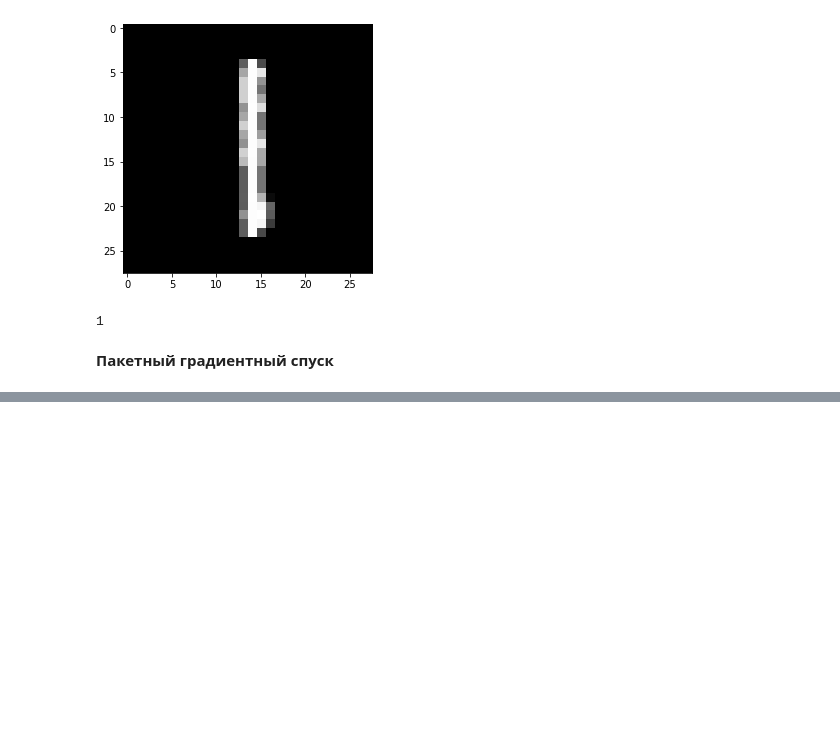
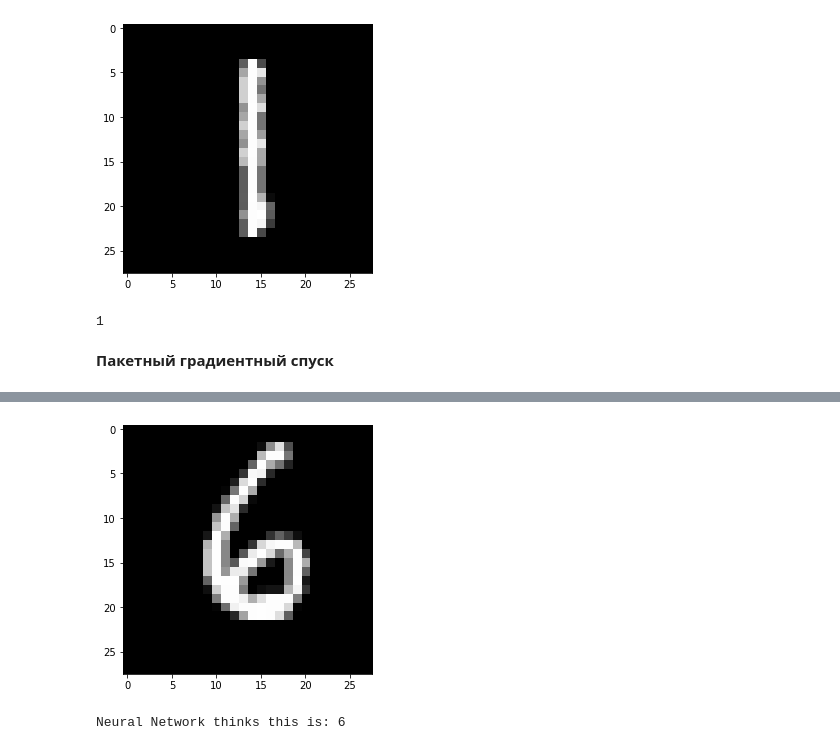
Before and after one commit to deethereal/NN, a Jupyter notebook: MNIST.ipynb, the cells around one changed output, grey strips where cells are left out. Cells and saved outputs as stored; diff of their text form; code cells hidden in the pictures; blank space fills up the shorter version.

Commit message:
Градиентный спуск с помощью tanh и softmax 90/95 Accuracy

```diff
--- a/MNIST.ipynb
+++ b/MNIST.ipynb
@@ -9,20 +9,20 @@ from skimage.io import imread,imshow
 # %% [markdown]
 **Cтохастический градиентный спуск**
 # %%
-
-images, labels=(x_train[0:1000].reshape(1000,28*28)/255,y_train[0:1000])
+COUNT=1500
+images, labels=(x_train[0:COUNT].reshape(COUNT,28*28)/255,y_train[0:COUNT])
 #one_hot_labels=np.eye((len(labels),10))
 one_hot_labels=np.zeros((len(labels),10))
 for i,l in enumerate(labels):
   one_hot_labels[i][l]=1
 labels=one_hot_labels
-
+print(len(images)/100)
 
 test_images=(x_test.reshape((len(x_test),28*28))/255)
 test_labels= np.zeros((len(y_test),10))
 for i,l in enumerate(y_test):
   test_labels[i][l]=1
 
-np.random.seed(1)
+
 relu=lambda x: (x>=0)*x
 relu2div=lambda x: (x>=0)
@@ -94,15 +97,17 @@ print(np.argmax(pred))
 # %% [markdown]
 **Пакетный градиентный спуск**
 # %%
-batch_size=100
-learning_rate, niter= (0.001,600)
+np.random.seed(1)
+batch_size=75
+learning_rate, niter= (0.1,300)
 hidden_size, pix_per_img, num_labels = (100,784,10)
 W01=0.2*np.random.random((pix_per_img,hidden_size)) - 0.1
 W12=0.2*np.random.random((hidden_size,num_labels)) - 0.1
-for j in range(0,niter):
+for j in range(niter):
   error, correct_cnt=(0.0,0)
-  for i in range(0,int(len(images)/batch_size)):
+  for i in range(int(len(images)/batch_size)):
     batch_start, batch_end= i*batch_size, (i+1)*batch_size
+
     l0=images[batch_start:batch_end]
     l1=relu(np.dot(l0,W01))
     dropout_mask=np.random.randint(2,size=l1.shape)
@@ -111,10 +116,13 @@ for j in range(0,niter):
 
     error+=np.sum((labels[batch_start:batch_end]-l2)**2)
     for k in range(batch_size):
-      correct_cnt+=int(np.argmax(l2[k:k+1])==np.argmax(labels[batch_start+k:batch_end+k+1]))
-    l2_delta=labels[batch_start:batch_end]-l2
-    l1_delta=np.dot(l2_delta,W12.T)*relu2div(l1)
+      correct_cnt+=int(np.argmax(l2[k:k+1])==np.argmax(labels[batch_start+k:batch_start+k+1]))
+    l2_delta=(labels[batch_start:batch_end]-l2)/(batch_size)
+
+
+    l1_delta=l2_delta.dot(W12.T)*relu2div(l1)
     l1_delta*=dropout_mask
+
     W12+=learning_rate*l1.T.dot(l2_delta)
     W01+=learning_rate*l0.T.dot(l1_delta)
   if (j%10==0 or j==niter-1):
@@ -159,0 +170,8 @@ print(np.argmax(pred))
+# %%
+def tanh(x):
+  return np.tanh(x)
+def div_tanh(x):
+  return 1-(x**2)
+def softmax(x):
+  temp=np.exp(x)
+  return temp/np.sum(temp,axis=1,keepdims=True)
@@ -159,0 +239,13 @@ print(np.argmax(pred))
+# %%
+def pred_nn(ix,w1,w2):
+  imshow(x_test[ix])
+  plt.show()
+  inpt=x_test[ix].reshape(28*28)/255
+  pred=(np.dot(tanh(np.dot(inpt,w1)),w2))
+  return(np.argmax(pred))
+# %%
+ix=np.random.randint(len(x_test))
+print("Neural Network thinks this is:" ,pred_nn(ix,W01,W12))
+# %% [output]
+[figure, added]
+Neural Network thinks this is: 6
```
Also changed, not shown: parts of 9 cells of this notebook.
